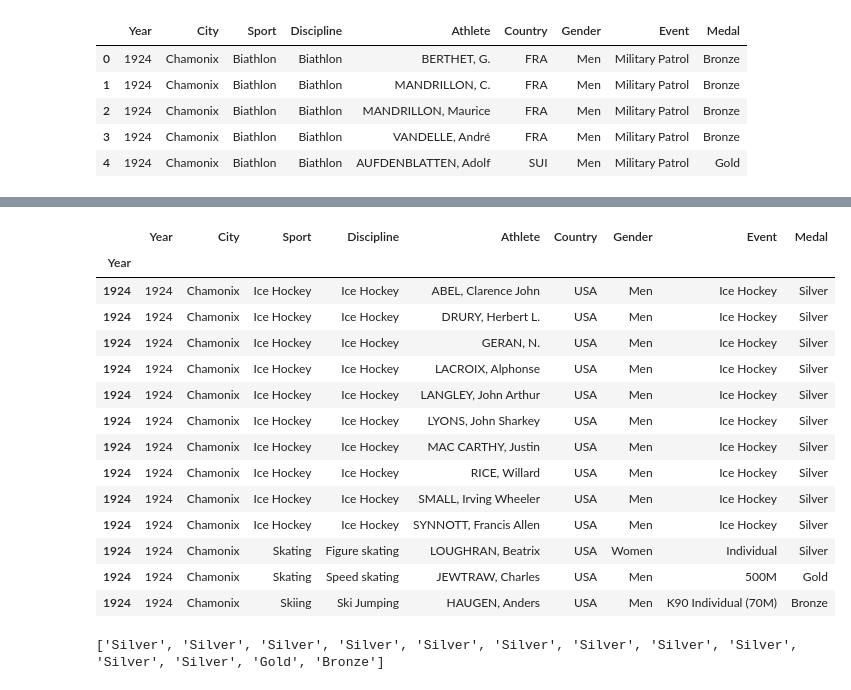
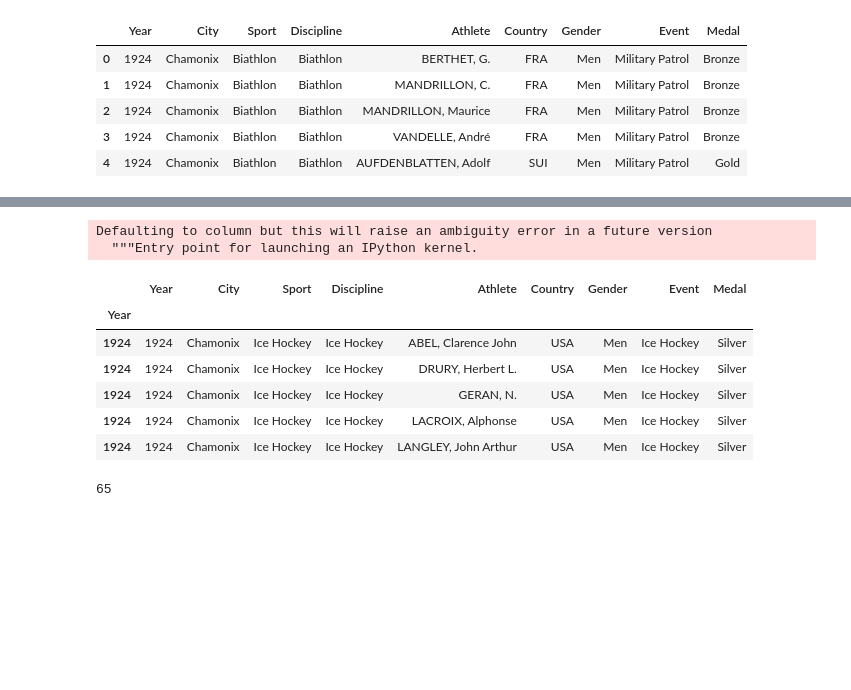
Before and after one commit to brittney-joyce/Olympic-Data-Analysis, a Jupyter notebook: main-notebook.ipynb, the cells around one changed output, grey strips where cells are left out. Cells and saved outputs as stored; diff of their text form; code cells hidden in the pictures; blank space fills up the shorter version.

```diff
--- a/main-notebook.ipynb
+++ b/main-notebook.ipynb
@@ -132,28 +46,25 @@ Defaulting to column but this will raise an ambiguity error in a future version
+# %%
+df = usa_olympic_df.groupby('Year')
+# %% [output]
+Defaulting to column but this will raise an ambiguity error in a future version
+  """Entry point for launching an IPython kernel.
 # %%
 # for year, oly_df in df:
 #     print(year)
 #     print(oly_df)
-oly_years = [1924, 1928]
-df.get_group(1924)
+df.get_group(1924).head()
 # %% [output]
 |  | Year | City | Sport | Discipline | Athlete | Country | Gender | Event | Medal |
 | Year |  |  |  |  |  |  |  |  |  |
 | 1924 | 1924 | Chamonix | Ice Hockey | Ice Hockey | ABEL, Clarence John | USA | Men | Ice Hockey | Silver |
 | 1924 | 1924 | Chamonix | Ice Hockey | Ice Hockey | DRURY, Herbert L. | USA | Men | Ice Hockey | Silver |
 | 1924 | 1924 | Chamonix | Ice Hockey | Ice Hockey | GERAN, N. | USA | Men | Ice Hockey | Silver |
 | 1924 | 1924 | Chamonix | Ice Hockey | Ice Hockey | LACROIX, Alphonse | USA | Men | Ice Hockey | Silver |
 | 1924 | 1924 | Chamonix | Ice Hockey | Ice Hockey | LANGLEY, John Arthur | USA | Men | Ice Hockey | Silver |
-| 1924 | 1924 | Chamonix | Ice Hockey | Ice Hockey | LYONS, John Sharkey | USA | Men | Ice Hockey | Silver |
-| 1924 | 1924 | Chamonix | Ice Hockey | Ice Hockey | MAC CARTHY, Justin | USA | Men | Ice Hockey | Silver |
-| 1924 | 1924 | Chamonix | Ice Hockey | Ice Hockey | RICE, Willard | USA | Men | Ice Hockey | Silver |
-| 1924 | 1924 | Chamonix | Ice Hockey | Ice Hockey | SMALL, Irving Wheeler | USA | Men | Ice Hockey | Silver |
-| 1924 | 1924 | Chamonix | Ice Hockey | Ice Hockey | SYNNOTT, Francis Allen | USA | Men | Ice Hockey | Silver |
-| 1924 | 1924 | Chamonix | Skating | Figure skating | LOUGHRAN, Beatrix | USA | Women | Individual | Silver |
-| 1924 | 1924 | Chamonix | Skating | Speed skating | JEWTRAW, Charles | USA | Men | 500M | Gold |
-| 1924 | 1924 | Chamonix | Skiing | Ski Jumping | HAUGEN, Anders | USA | Men | K90 Individual (70M) | Bronze |
 # %%
 medalList = []
-for medal in df.get_group(1924)['Medal']:
+for medal in df.get_group(2014)['Medal']:
     medalList.append(medal)
+len(medalList)
 # %% [output]
-['Silver', 'Silver', 'Silver', 'Silver', 'Silver', 'Silver', 'Silver', 'Silver', 'Silver', 'Silver', 'Silver', 'Gold', 'Bronze']
+65
```
Also changed, not shown: parts of 11 cells of this notebook, 2 other files.
